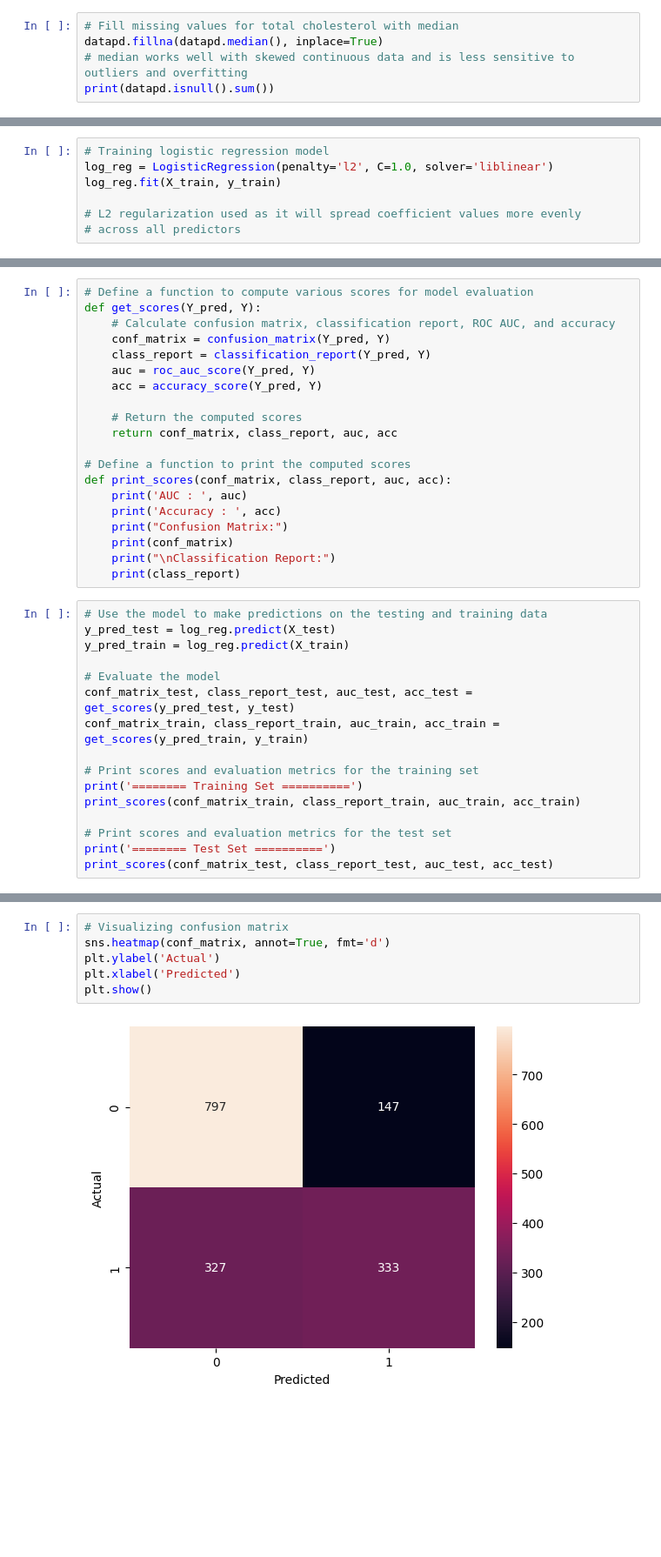
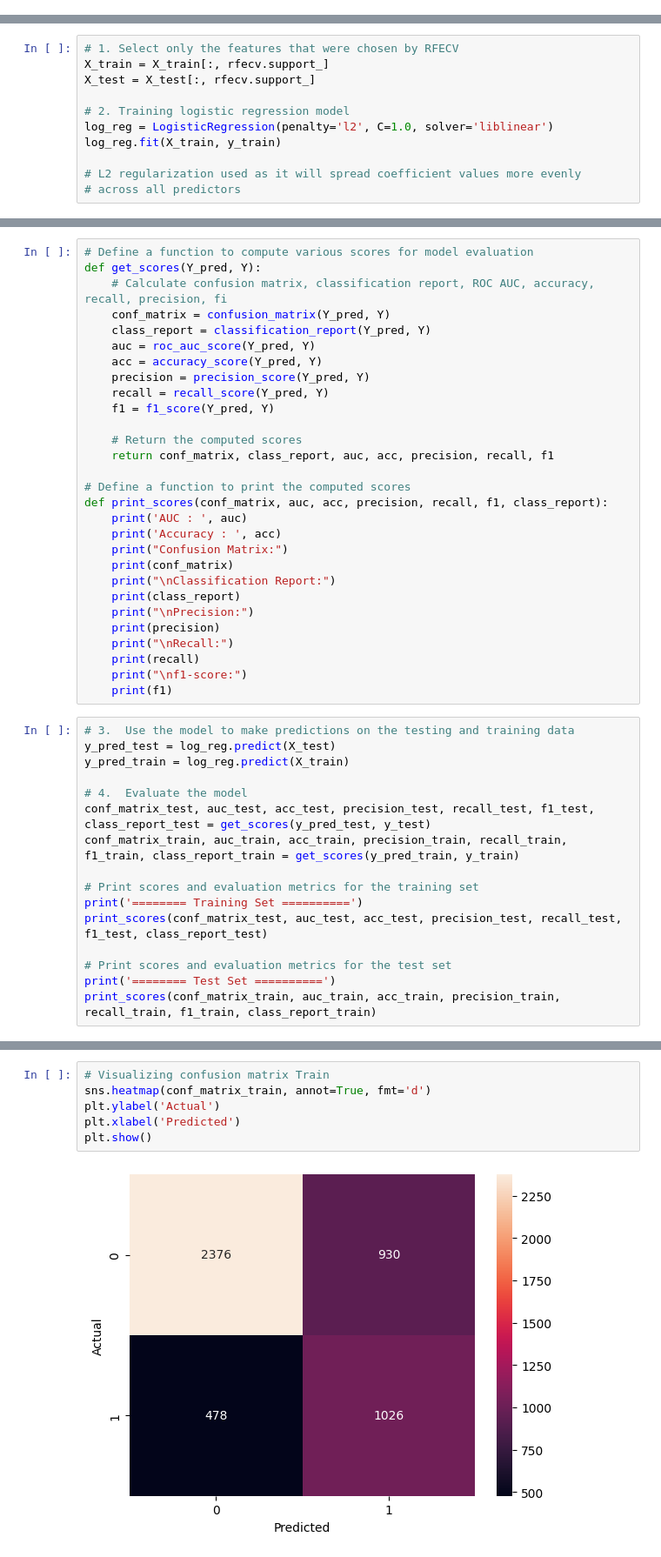
Before and after one commit to lilyzhizhou/Identifying-Prediabetes-ML, a Jupyter notebook: Logistic_Regression_Model_.ipynb, the cells around one changed output, grey strips where cells are left out. Shown at 87% size. Cells and saved outputs as stored; diff of their text form; blank space fills up the shorter version.

```diff
--- a/Logistic_Regression_Model_.ipynb
+++ b/Logistic_Regression_Model_.ipynb
@@ -48,5 +50,0 @@ datapd.head()
-# %%
-# Fill missing values for total cholesterol with median
-datapd.fillna(datapd.median(), inplace=True)
-# median works well with skewed continuous data and is less sensitive to outliers and overfitting
-print(datapd.isnull().sum())
@@ -80,5 +128,9 @@ X_scaled = scaler.fit_transform(X)
 # %%
-# Training logistic regression model
+# 1. Select only the features that were chosen by RFECV
+X_train = X_train[:, rfecv.support_]
+X_test = X_test[:, rfecv.support_]
+
+# 2. Training logistic regression model
 log_reg = LogisticRegression(penalty='l2', C=1.0, solver='liblinear')
 log_reg.fit(X_train, y_train)
 
@@ -89,38 +139,47 @@ LogisticRegression(solver='liblinear')
 # %%
 # Define a function to compute various scores for model evaluation
 def get_scores(Y_pred, Y):
-    # Calculate confusion matrix, classification report, ROC AUC, and accuracy
+    # Calculate confusion matrix, classification report, ROC AUC, accuracy, recall, precision, fi
     conf_matrix = confusion_matrix(Y_pred, Y)
     class_report = classification_report(Y_pred, Y)
     auc = roc_auc_score(Y_pred, Y)
     acc = accuracy_score(Y_pred, Y)
+    precision = precision_score(Y_pred, Y)
+    recall = recall_score(Y_pred, Y)
+    f1 = f1_score(Y_pred, Y)
 
     # Return the computed scores
-    return conf_matrix, class_report, auc, acc
+    return conf_matrix, class_report, auc, acc, precision, recall, f1
 
 # Define a function to print the computed scores
-def print_scores(conf_matrix, class_report, auc, acc):
+def print_scores(conf_matrix, auc, acc, precision, recall, f1, class_report):
     print('AUC : ', auc)
     print('Accuracy : ', acc)
     print("Confusion Matrix:")
     print(conf_matrix)
     print("\nClassification Report:")
     print(class_report)
+    print("\nPrecision:")
+    print(precision)
+    print("\nRecall:")
+    print(recall)
+    print("\nf1-score:")
+    print(f1)
 # %%
-# Use the model to make predictions on the testing and training data
+# 3.  Use the model to make predictions on the testing and training data
 y_pred_test = log_reg.predict(X_test)
 y_pred_train = log_reg.predict(X_train)
 
-# Evaluate the model
-conf_matrix_test, class_report_test, auc_test, acc_test = get_scores(y_pred_test, y_test)
-conf_matrix_train, class_report_train, auc_train, acc_train = get_scores(y_pred_train, y_train)
+# 4.  Evaluate the model
+conf_matrix_test, auc_test, acc_test, precision_test, recall_test, f1_test, class_report_test = get_scores(y_pred_test, y_test)
+conf_matrix_train, auc_train, acc_train, precision_train, recall_train, f1_train, class_report_train = get_scores(y_pred_train, y_train)
 
 # Print scores and evaluation metrics for the training set
 print('======== Training Set ==========')
-print_scores(conf_matrix_train, class_report_train, auc_train, acc_train)
+print_scores(conf_matrix_test, auc_test, acc_test, precision_test, recall_test, f1_test, class_report_test)
 
 # Print scores and evaluation metrics for the test set
 print('======== Test Set ==========')
-print_scores(conf_matrix_test, class_report_test, auc_test, acc_test)
+print_scores(conf_matrix_train, auc_train, acc_train, precision_train, recall_train, f1_train, class_report_train)
 # %% [output]
 ======== Training Set ==========
@@ -152,8 +217,8 @@ display.plot()
 # %%
-# Visualizing confusion matrix
-sns.heatmap(conf_matrix, annot=True, fmt='d')
+# Visualizing confusion matrix Train
+sns.heatmap(conf_matrix_train, annot=True, fmt='d')
 plt.ylabel('Actual')
 plt.xlabel('Predicted')
 plt.show()
 # %% [output]
-[figure, old version]
+[figure, new version]
```
Also changed, not shown: parts of 20 cells of this notebook.
